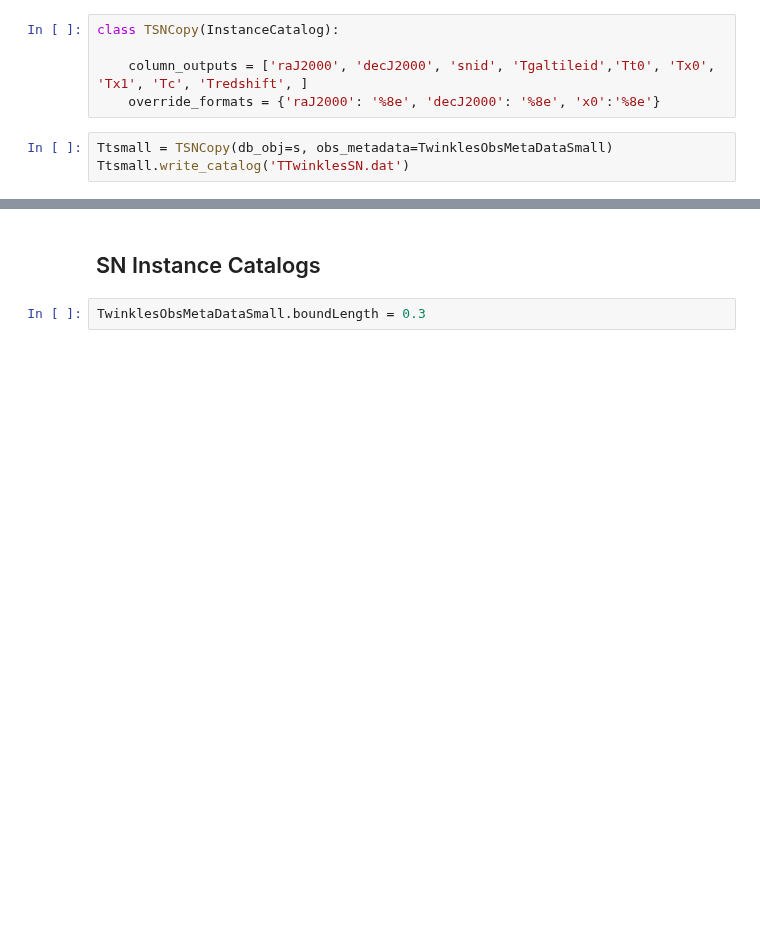
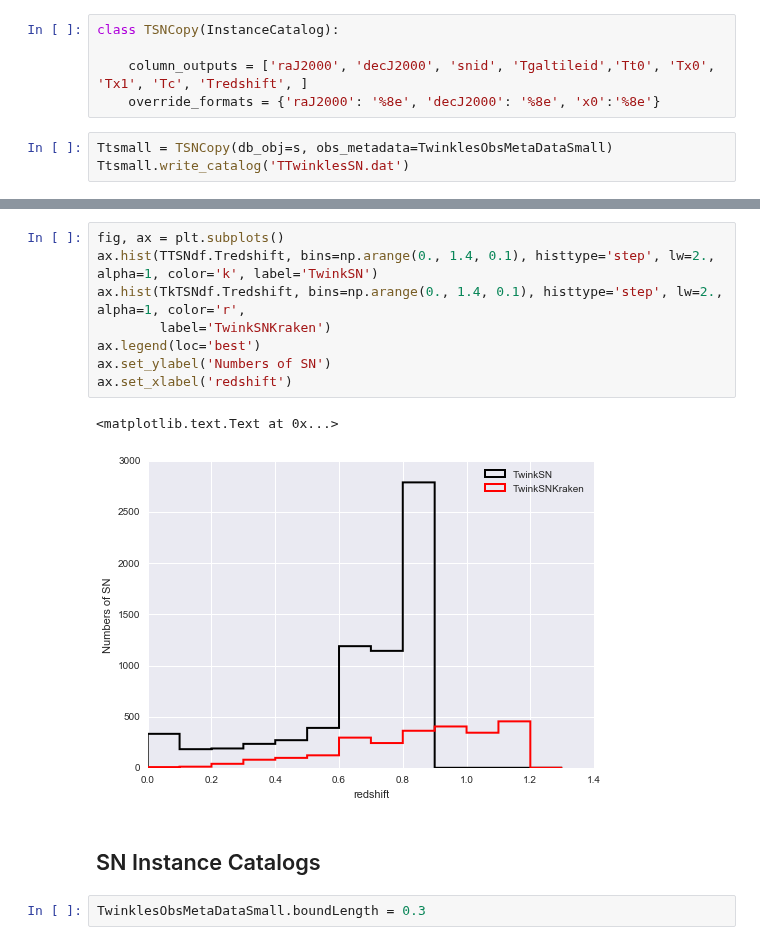
Before and after one commit to lsst-sims/legacy_sims_catUtils, a Jupyter notebook: examples/usingSNModels.ipynb, the cells around one changed output, grey strips where cells are left out. Saved outputs shown, nothing was run; the diff lists cells and outputs as text; blank space fills up the shorter version.

```diff
--- a/examples/usingSNModels.ipynb
+++ b/examples/usingSNModels.ipynb
@@ -118,3 +154,14 @@ ax.yaxis.set_major_formatter(y_formatter)
+# %%
+fig, ax = plt.subplots()
+ax.hist(TTSNdf.Tredshift, bins=np.arange(0., 1.4, 0.1), histtype='step', lw=2., alpha=1, color='k', label='TwinkSN')
+ax.hist(TkTSNdf.Tredshift, bins=np.arange(0., 1.4, 0.1), histtype='step', lw=2., alpha=1, color='r',
+        label='TwinkSNKraken')
+ax.legend(loc='best')
+ax.set_ylabel('Numbers of SN')
+ax.set_xlabel('redshift')
+# %% [output]
+<matplotlib.text.Text at 0x...>
+[figure, added]
 # %% [markdown]
 ##  SN Instance Catalogs
 # %%
```
Also changed, not shown: parts of 10 cells of this notebook, 1 other file.
